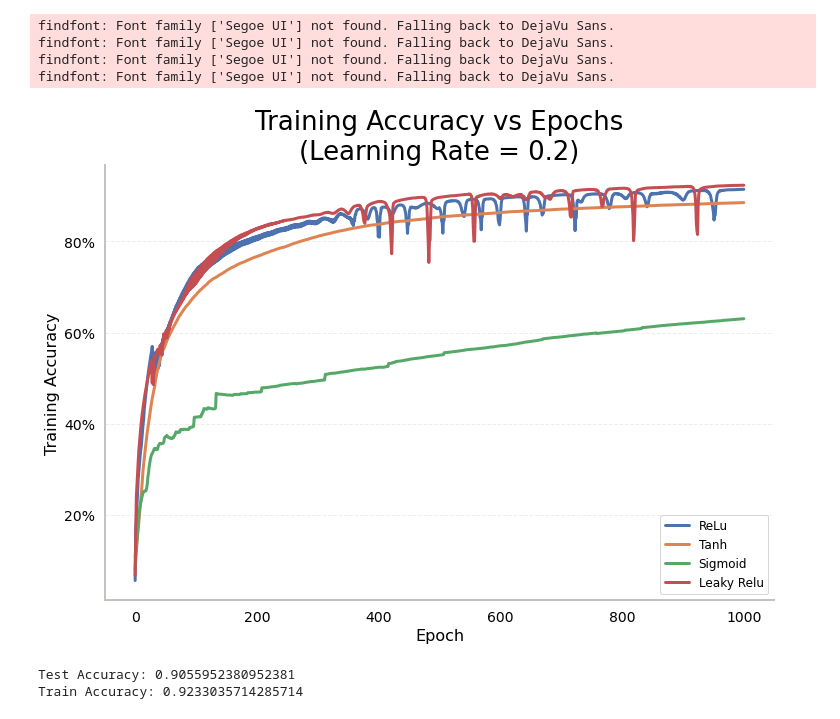
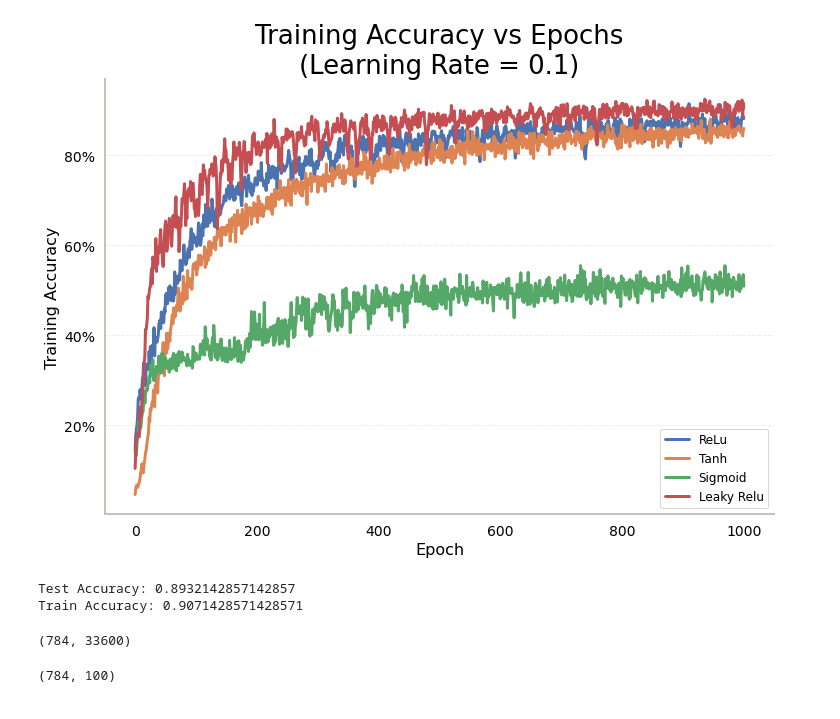
Before and after one commit to rmankers/Neural-Networks-Learning, a Jupyter notebook: notebooks/1 - Building NN From Scratch.ipynb, the cells around one changed output. Cells and saved outputs as stored; diff of their text form; code cells hidden in the pictures.

Commit message:
Added in stochastic gradient descent

```diff
--- a/notebooks/1 - Building NN From Scratch.ipynb
+++ b/notebooks/1 - Building NN From Scratch.ipynb
@@ -157,6 +157,14 @@ class neural_network:
         return W1, b1, W2,b2
 
 
+    # Defining batch size, will be used for stochastic gradient descent
+    def get_batch(self, X, y , batch_size):
+        idx = np.random.randint(0,X.shape[1],batch_size)
+        X_new = X.T[idx].T
+        y_new = y[idx]
+
+        return X_new, y_new
+
     # Forward Prop
     def forward_prop(self,X, W1, b1, W2, b2,activation = 'relu'):
 
@@ -197,21 +205,27 @@ class neural_network:
 
     # Gradient Descent
 
-    def fit(self,X,y,activation, learning_rate = 0.1, epochs = 1000 ):
+    def fit(self,X,y,activation, learning_rate = 0.1, epochs = 1000 ,batch_size = 200):
 
-        W1, b1, W2, b2 = self.init_params(X,self.node_counts[0],self.node_counts[0],X.shape[0])
+
+        # Intializing Weights and Biases
+        X_batch, y_batch  =  self.get_batch(X,y, batch_size)
+        W1, b1, W2, b2 = self.init_params(X_batch,self.node_counts[0],self.node_counts[0],X_batch.shape[0])
+
+        # Iterating Over Epoch Length
         accuracy_array = []
-        epoch_array = []
         for i in range(epochs):
-            Z1, A1, Z2, A2 = self.forward_prop(X, W1, b1, W2, b2, activation)
-            dW1, db1, dW2, db2 = self.back_prop (X, y, W1, Z1, A1, W2, A2,activation)
+            X_batch,y_batch = self.get_batch(X,y,batch_size)
+
+            Z1, A1, Z2, A2 = self.forward_prop(X_batch, W1, b1, W2, b2, activation)
+            dW1, db1, dW2, db2 = self.back_prop (X_batch, y_batch, W1, Z1, A1, W2, A2,activation)
             W1, b1, W2, b2 = self.updated_params(W1,dW1, W2,dW2, b1, db1, b2, db2, learning_rate = learning_rate)
 
             # Doing one more forward prop for last run
             if i == (epochs - 1):
-                Z1, A1, Z2, A2 = self.forward_prop(X, W1, b1, W2, b2,activation)
+                Z1, A1, Z2, A2 = self.forward_prop(X_batch, W1, b1, W2, b2,activation)
             predictions = self.get_predictions(A2)
-            accuracy = self.get_accuracy(predictions, y)
+            accuracy = self.get_accuracy(predictions, y_batch)
 
             accuracy_array.append(accuracy)
             if i % 10 == 0:
@@ -230,29 +244,31 @@ class neural_network:
         a = self.forward_prop(X, self.W1, self.b1, self.W2, self.b2)
         return a[3].argmax(axis = 0)
 # %%
-lr = 0.2
+lr = 0.1
+batch_size = 1_000
+e = 10_000
 
 # Running NN
 nn = neural_network(hidden_layers = 2,node_counts= [10,10] )
 e = 1_000
-nn.fit(X = normalized_X, y = y_train , activation = 'tanh',learning_rate = lr, epochs = e)
+nn.fit(X = normalized_X, y = y_train , activation = 'tanh',learning_rate = lr, epochs = e,batch_size = batch_size)
 tanh_acc = nn.accuracy_array
 
 # Running NN
 nn = neural_network(hidden_layers = 2,node_counts= [10,10] )
 e = 1_000
-nn.fit(X = normalized_X, y = y_train , activation = 'relu',learning_rate = lr, epochs = e)
+nn.fit(X = normalized_X, y = y_train , activation = 'relu',learning_rate = lr, epochs = e,batch_size = batch_size)
 relu_acc = nn.accuracy_array
 
 # Running NN
 nn = neural_network(hidden_layers = 2,node_counts= [10,10] )
 e = 1_000
-nn.fit(X = normalized_X, y = y_train , activation = 'sigmoid',learning_rate = lr, epochs = e)
+nn.fit(X = normalized_X, y = y_train , activation = 'sigmoid',learning_rate = lr, epochs = e,batch_size = batch_size)
 sigmoid_acc = nn.accuracy_array
 
 # Running NN
 nn = neural_network(hidden_layers = 2,node_counts= [10,10] )
 e = 1_000
-nn.fit(X = normalized_X, y = y_train , activation = 'leaky_relu',learning_rate = 0.3, epochs = e)
+nn.fit(X = normalized_X, y = y_train , activation = 'leaky_relu',learning_rate = 0.3, epochs = e,batch_size = batch_size)
 leaky_relu_acc = nn.accuracy_array
 # %% [output]
@@ -293,26 +309,21 @@ Iteration 990: Accuracy: 0.9225892857142857
 # %%
 # Plotting Accuracy over Epochs
-acc = nn.accuracy_array
 
 fig,ax = plt.subplots()
 sns.lineplot(x = range(e), y = relu_acc,label = 'ReLu')
 sns.lineplot(x = range(e), y = tanh_acc, label = 'Tanh')
 sns.lineplot(x = range(e), y = sigmoid_acc,label = 'Sigmoid')
 sns.lineplot(x = range(e), y = leaky_relu_acc,label = 'Leaky Relu')
 
 
 plt.title(f'Training Accuracy vs Epochs\n(Learning Rate = {lr})')
 plt.xlabel('Epoch')
 plt.ylabel('Training Accuracy')
 sns.despine(top = True, right = True, left = False, bottom = False)
 ax.xaxis.grid(False)
 ax.yaxis.set_major_formatter(mtick.PercentFormatter(1,decimals= 0))
 # %% [output]
-findfont: Font family ['Segoe UI'] not found. Falling back to DejaVu Sans.
-findfont: Font family ['Segoe UI'] not found. Falling back to DejaVu Sans.
-findfont: Font family ['Segoe UI'] not found. Falling back to DejaVu Sans.
-findfont: Font family ['Segoe UI'] not found. Falling back to DejaVu Sans.
-[figure, old version]
+[figure, new version]
 # %%
 # Predicting on Test Dataset
 X_test_scaled = scaler.fit_transform(X_test)
@@ -322,5 +333,9 @@ train_accuracy =nn.get_accuracy(nn.predict(normalized_X,y_train),y_train)
 
 print(f'Test Accuracy: {test_accuracy}\nTrain Accuracy: {train_accuracy}')
 # %% [output]
-Test Accuracy: 0.9055952380952381
-Train Accuracy: 0.9233035714285714
+Test Accuracy: 0.8932142857142857
+Train Accuracy: 0.9071428571428571
+# %%
+normalized_X.shape
+# %% [output]
+(784, 33600)
@@ -326,0 +346,4 @@ Train Accuracy: 0.9233035714285714
+# %%
+get_batch(normalized_X, 100).shape
+# %% [output]
+(784, 100)
```
Also changed, not shown: parts of 2 cells of this notebook.
